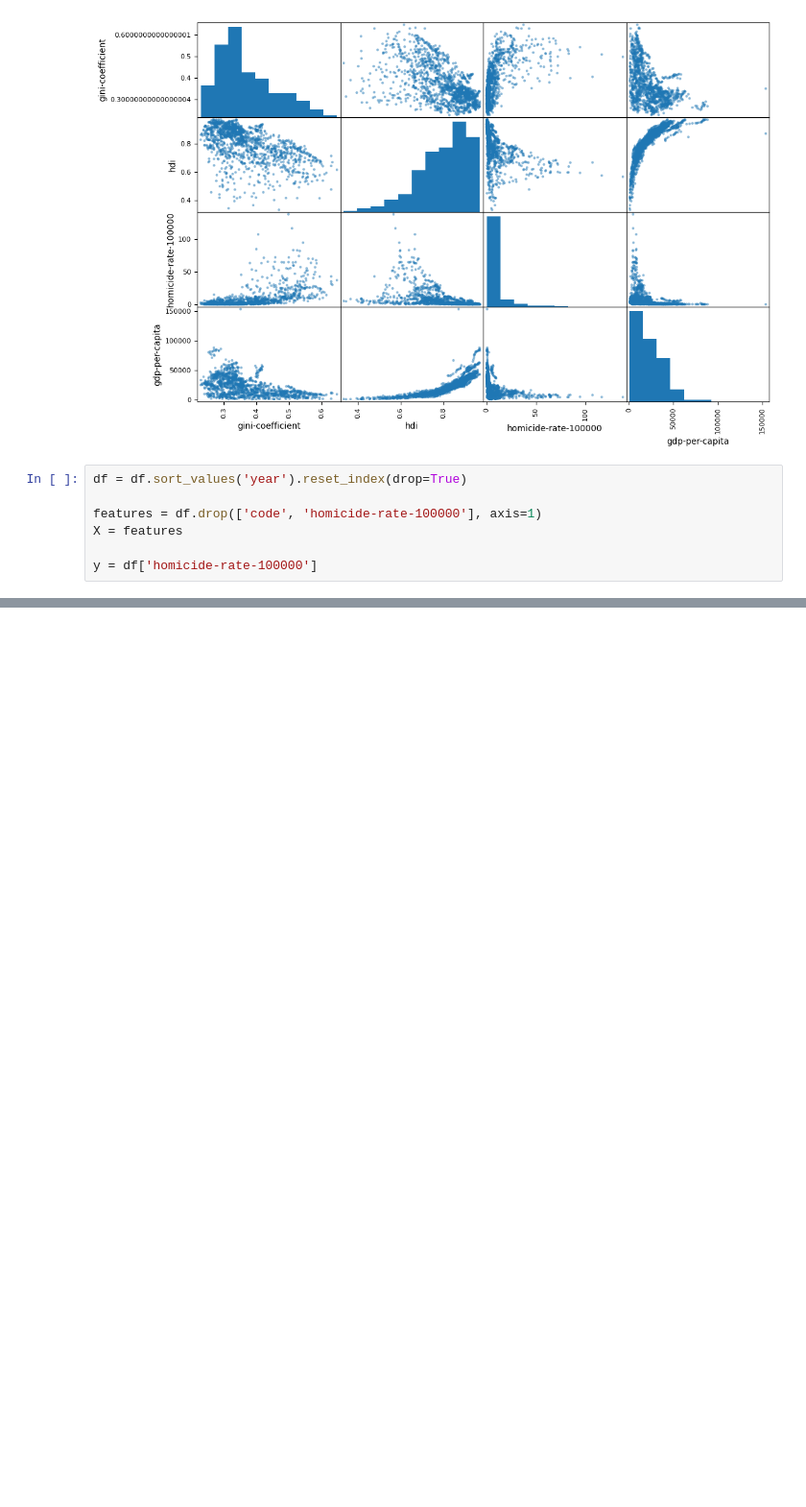
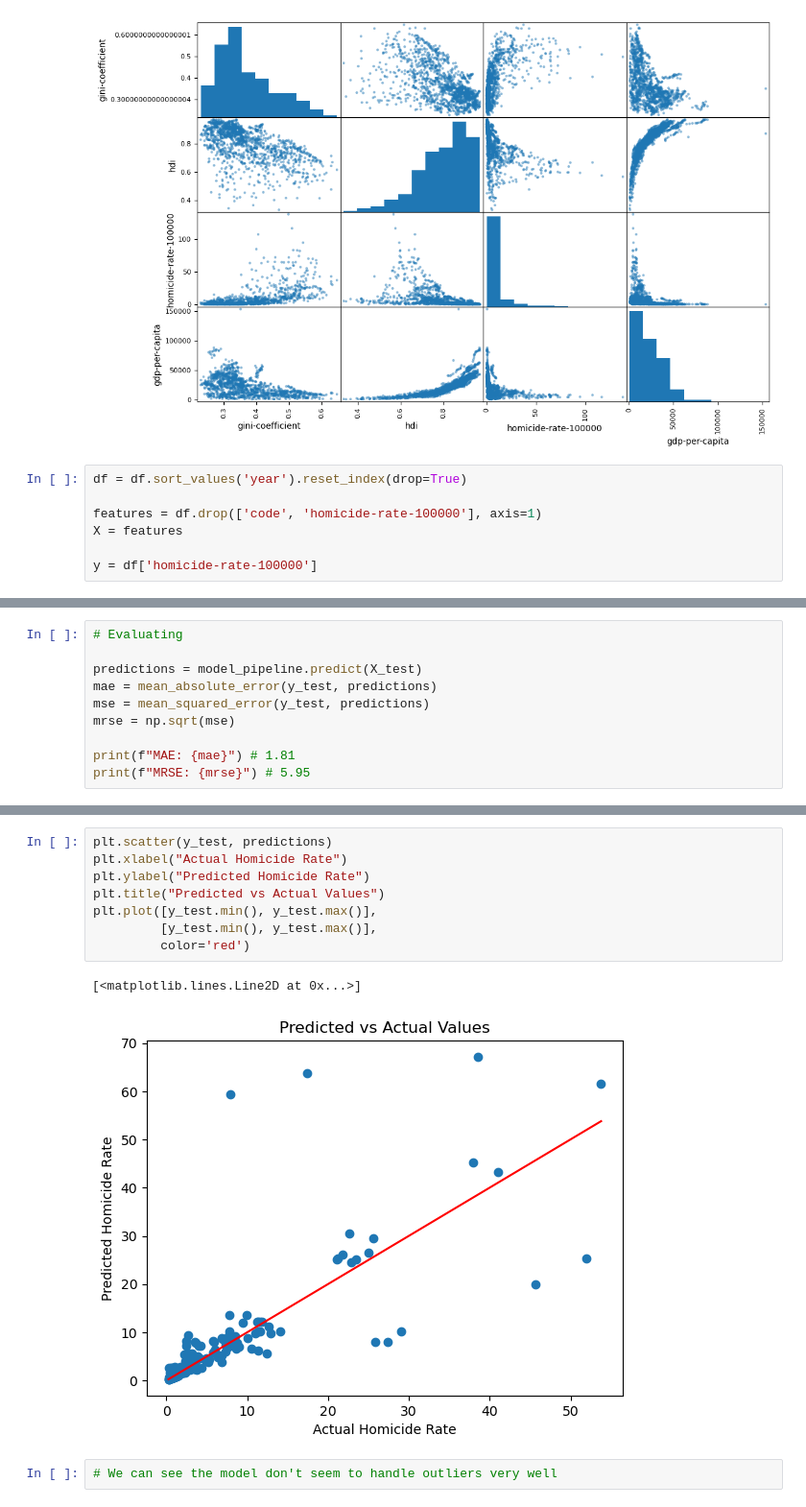
Before and after one commit to Phenriqx/global-homicide-rate-predictor, a Jupyter notebook: notebooks/HomicideRates.ipynb, the cells around one changed output, grey strips where cells are left out. Shown at 96% size. Cells and saved outputs as stored; diff of their text form; blank space fills up the shorter version.

Commit message:
analyzing predicitions and detecting errors

```diff
--- a/notebooks/HomicideRates.ipynb
+++ b/notebooks/HomicideRates.ipynb
@@ -476,0 +486,10 @@ GridSearchCV(cv=TimeSeriesSplit(gap=0, max_train_size=None, n_splits=3, test_siz
+# %%
+# Evaluating
+
+predictions = model_pipeline.predict(X_test)
+mae = mean_absolute_error(y_test, predictions)
+mse = mean_squared_error(y_test, predictions)
+mrse = np.sqrt(mse)
+
+print(f"MAE: {mae}") # 1.81
+print(f"MRSE: {mrse}") # 5.95
@@ -476,0 +528,13 @@ GridSearchCV(cv=TimeSeriesSplit(gap=0, max_train_size=None, n_splits=3, test_siz
+# %%
+plt.scatter(y_test, predictions)
+plt.xlabel("Actual Homicide Rate")
+plt.ylabel("Predicted Homicide Rate")
+plt.title("Predicted vs Actual Values")
+plt.plot([y_test.min(), y_test.max()],
+         [y_test.min(), y_test.max()],
+         color='red')
+# %% [output]
+[<matplotlib.lines.Line2D at 0x...>]
+[figure, added]
+# %%
+# We can see the model don't seem to handle outliers very well
```
Also changed, not shown: parts of 7 cells of this notebook, 5 other files.
